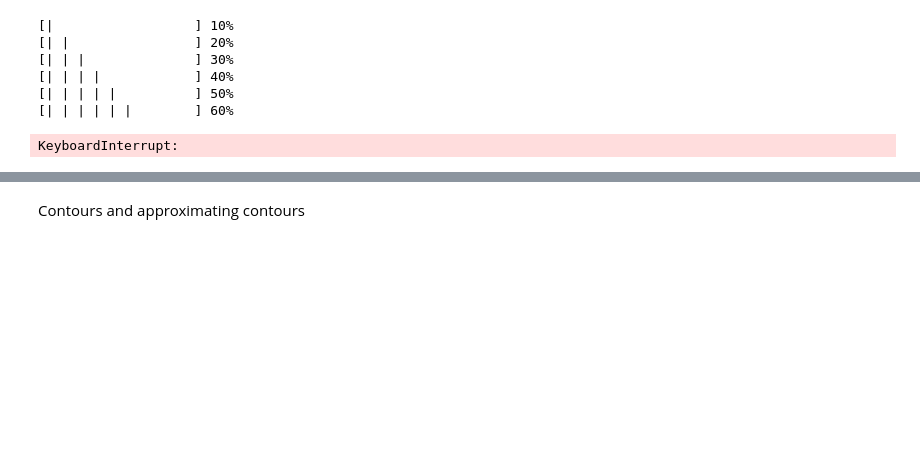
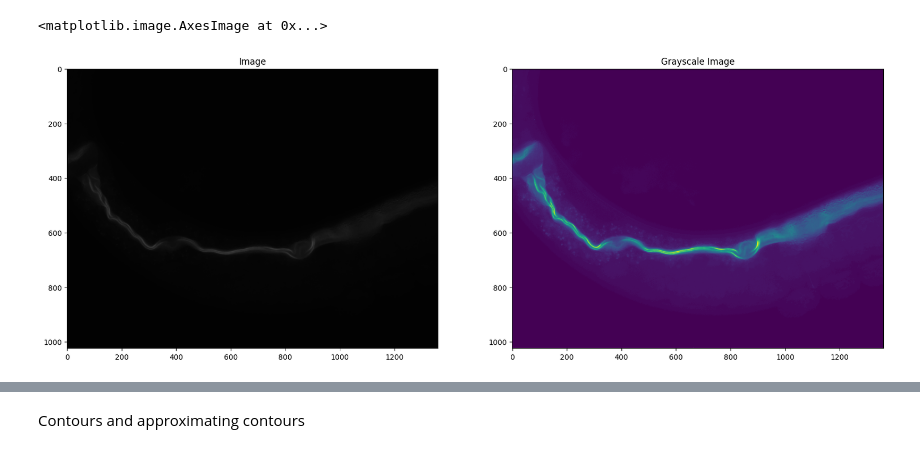
Before and after one commit to Hrsh-Venket/OpenCV-intestinal-deformations, a Jupyter notebook: opencv-intestinal-deformations- .ipynb, the cells around one changed output, grey strips where cells are left out. Drawn from its saved outputs; the diff is of its cells as text; code cells hidden in the pictures; blank space fills up the shorter version.

Commit message:
modified:   opencv-intestinal-deformations- .ipynb 	new file:   testimages/23-01-23_APN017_RNAi_48HRS_L4440_PA14_20X_9.tif

```diff
--- a/opencv-intestinal-deformations- .ipynb
+++ b/opencv-intestinal-deformations- .ipynb
@@ -40,33 +8,17 @@ Clipping input data to the valid range for imshow with RGB data ([0..1] for floa
-# %%
-image = cv2.imread('testimages/23-01-23_APN017_RNAi_24HRS_L4440_PA14_20X_2b(1).tif')
-gray = cv2.cvtColor(image, cv2.COLOR_BGR2GRAY)
-if __name__ == '__main__':
-    # img = cv2.imread('image_name', 0)
-    blur_map = blur_detector.detectBlur(gray, downsampling_factor=4, num_scales=1, scale_start=2, num_iterations_RF_filter=4)
-    # cv2.imshow('ori_img', image)
-
-plt.figure(figsize=(30, 30))
-
-plt.subplot(3, 2, 1)
-plt.title("grayscale")
-plt.imshow(gray)
-
-plt.subplot(3, 2, 2)
-plt.title("Blur Map")
-plt.imshow(blur_map)
-
-plt.subplot(3, 2, 3)
-plt.title("Image")
-plt.imshow(image)
-
-print(blur_map.var())
-plt.show()
-# %% [output]
-[|                  ] 10%
-[| |                ] 20%
-[| | |              ] 30%
-[| | | |            ] 40%
-[| | | | |          ] 50%
-[| | | | | |        ] 60%
-KeyboardInterrupt:
+# %%
+image = cv2.imread('C:/Users/hrshv/Documents/OpenCV-intestinal-deformations/testimages/23-01-23_APN017_RNAi_24HRS_L4440_PA14_20X_2b(1).tif' )
+gray = cv2.cvtColor(image, cv2.COLOR_BGR2GRAY)
+# %%
+plt.figure(figsize=(20,20))
+
+plt.subplot(2, 2, 1)
+plt.title("Image")
+plt.imshow(image)
+
+plt.subplot(2, 2, 2)
+plt.title("Grayscale Image")
+plt.imshow(gray)
+# %% [output]
+<matplotlib.image.AxesImage at 0x...>
+[figure, added]
 # %%
```
Also changed, not shown: parts of 15 cells of this notebook, 1 other file.
